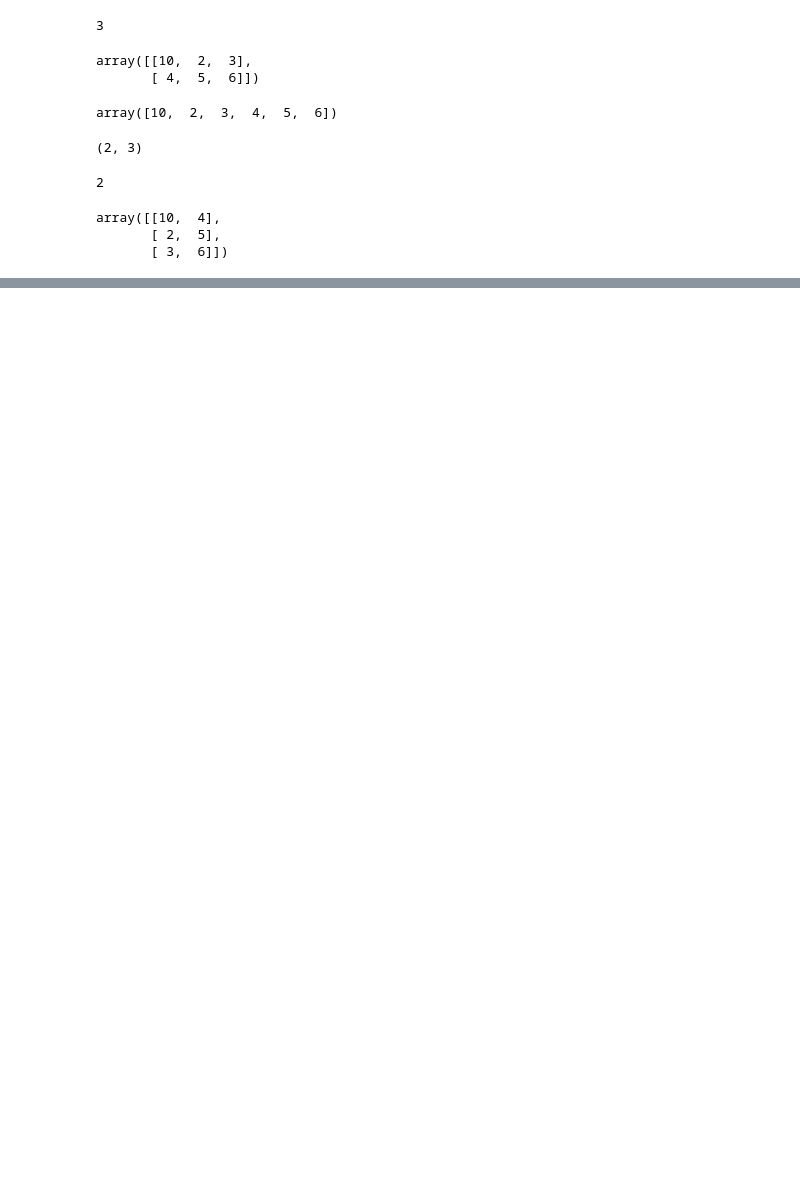
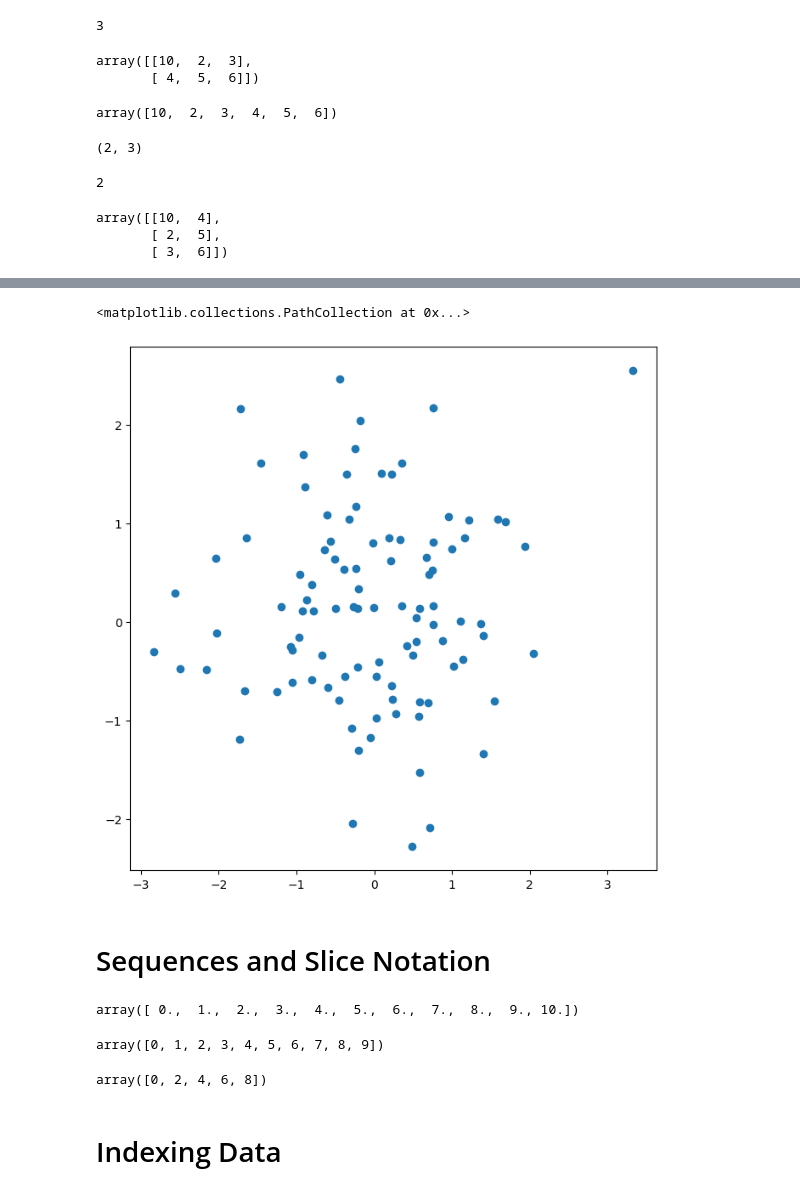
Before and after one commit to caoa0816/ISLP_labs, a Jupyter notebook: Ch02-lab.ipynb, the cells around one changed output, grey strips where cells are left out. Saved outputs shown, nothing was run; the diff lists cells and outputs as text; code cells hidden in the pictures; blank space fills up the shorter version.

```diff
--- a/Ch02-lab.ipynb
+++ b/Ch02-lab.ipynb
@@ -109,0 +178,25 @@ array([[10,  4],
+# %%
+fig, ax = subplots(figsize=(8, 8))
+ax.scatter(x, y, marker='o')
+# %% [output]
+<matplotlib.collections.PathCollection at 0x...>
+[figure, added]
+# %% [markdown]
+# Sequences and Slice Notation
+# %%
+seq1 = np.linspace(0, 10, 11)
+seq1
+# %% [output]
+array([ 0.,  1.,  2.,  3.,  4.,  5.,  6.,  7.,  8.,  9., 10.])
+# %%
+seq2 = np.arange(0, 10)
+seq2
+# %% [output]
+array([0, 1, 2, 3, 4, 5, 6, 7, 8, 9])
+# %%
+seq2 = np.arange(0, 10, 2)
+seq2
+# %% [output]
+array([0, 2, 4, 6, 8])
+# %% [markdown]
+# Indexing Data
```
Also changed, not shown: parts of 36 cells of this notebook.
